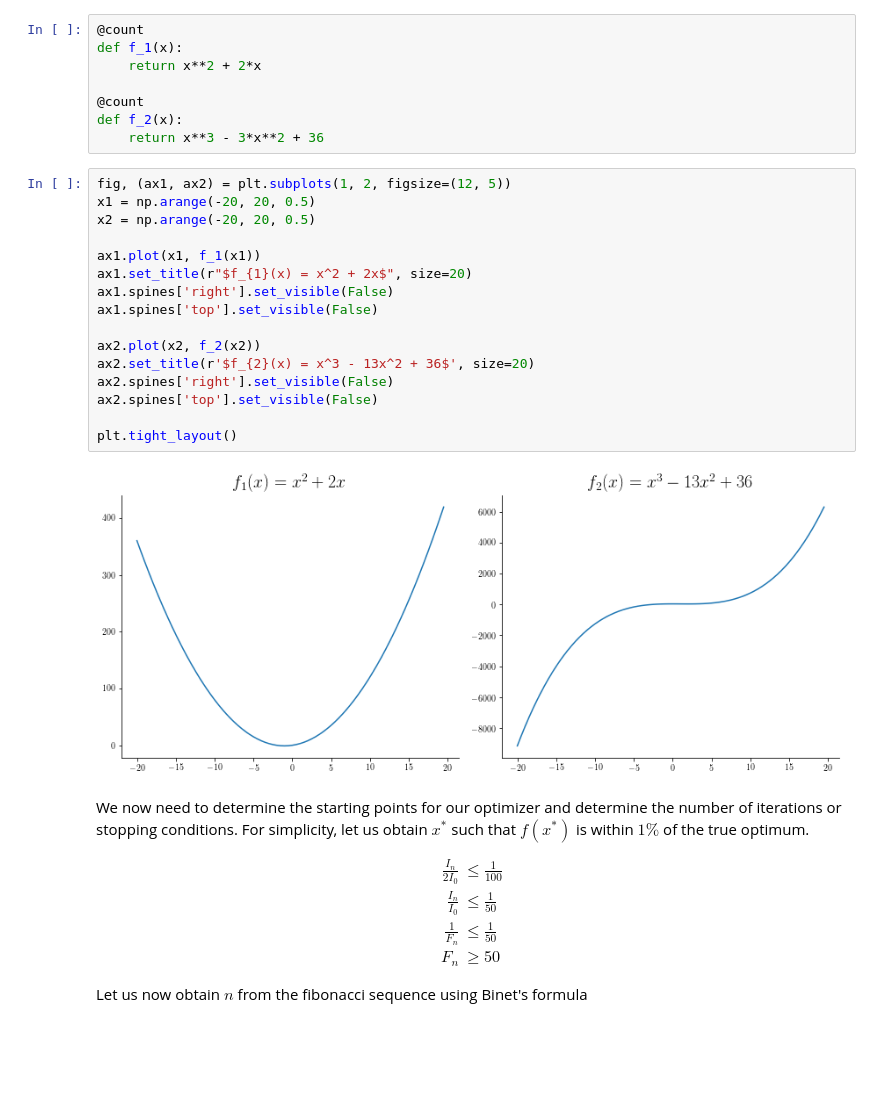
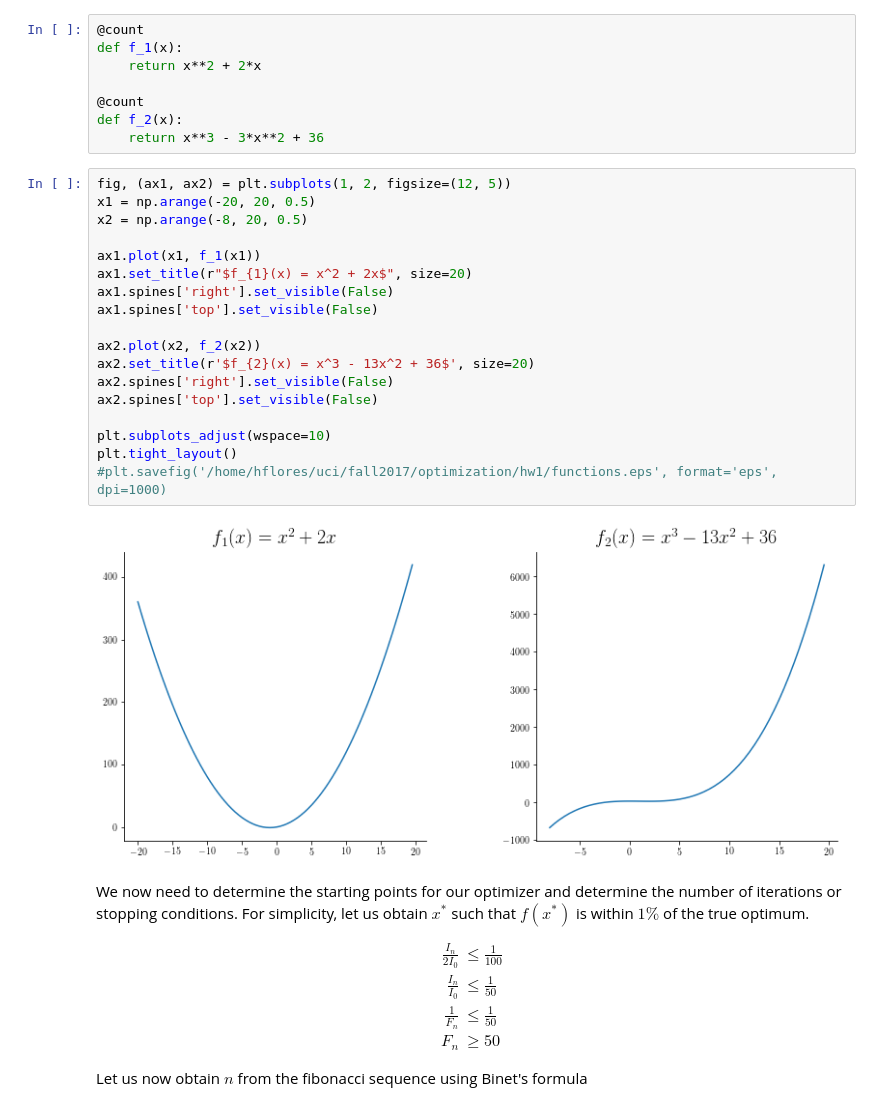
Before and after one commit to hfloresr/optimization, a Jupyter notebook: hw1/hw1.ipynb, the cells around one changed output. Drawn from its saved outputs; the diff is of its cells as text; blank space fills up the shorter version.

```diff
--- a/hw1/hw1.ipynb
+++ b/hw1/hw1.ipynb
@@ -77,21 +78,23 @@ def f_2(x):
 # %%
 fig, (ax1, ax2) = plt.subplots(1, 2, figsize=(12, 5))
 x1 = np.arange(-20, 20, 0.5)
-x2 = np.arange(-20, 20, 0.5)
+x2 = np.arange(-8, 20, 0.5)
 
 ax1.plot(x1, f_1(x1))
 ax1.set_title(r"$f_{1}(x) = x^2 + 2x$", size=20)
 ax1.spines['right'].set_visible(False)
 ax1.spines['top'].set_visible(False)
 
 ax2.plot(x2, f_2(x2))
 ax2.set_title(r'$f_{2}(x) = x^3 - 13x^2 + 36$', size=20)
 ax2.spines['right'].set_visible(False)
 ax2.spines['top'].set_visible(False)
 
+plt.subplots_adjust(wspace=10)
 plt.tight_layout()
+#plt.savefig('/home/hflores/uci/fall2017/optimization/hw1/functions.eps', format='eps', dpi=1000)
 # %% [output]
-[figure, old version]
+[figure, new version]
 # %% [markdown]
 We now need to determine the starting points for our optimizer and determine the number of iterations or stopping conditions. For simplicity, let us obtain $x^*$ such that $f(x^*)$ is within $1\%$ of the true optimum.
 
```
Also changed, not shown: parts of 23 cells of this notebook, 6 other files.
